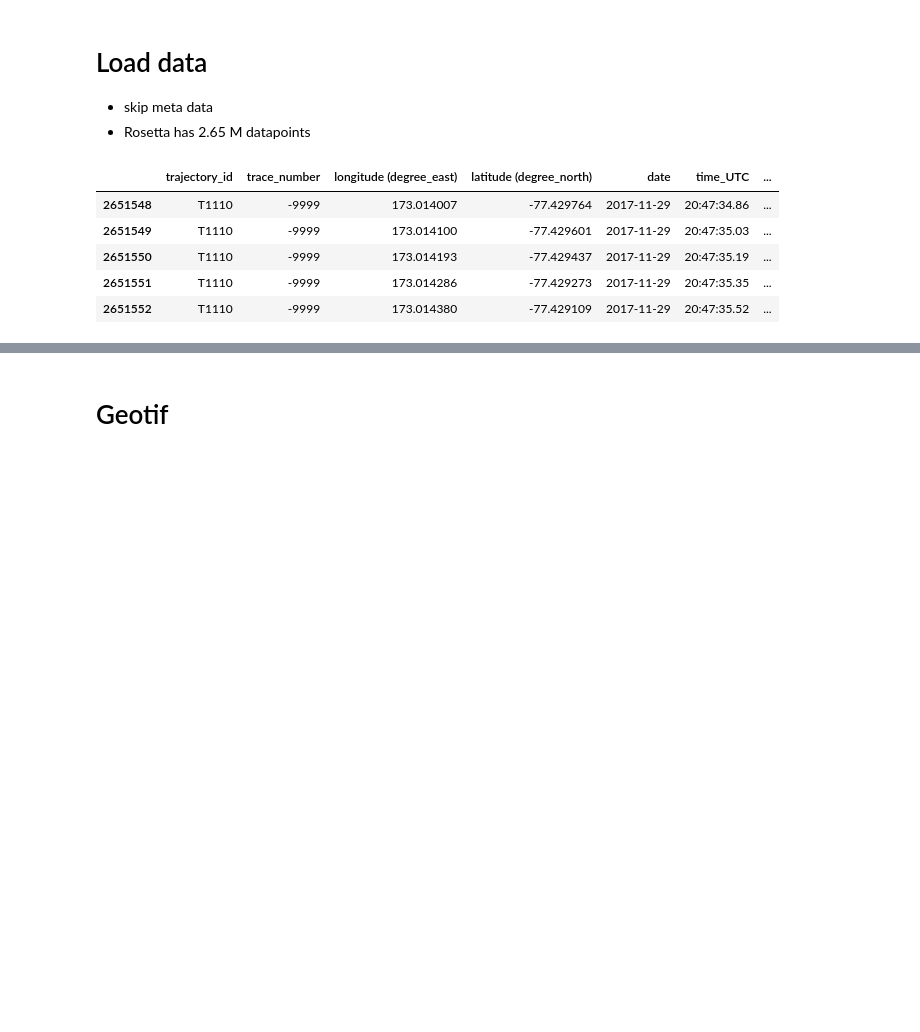
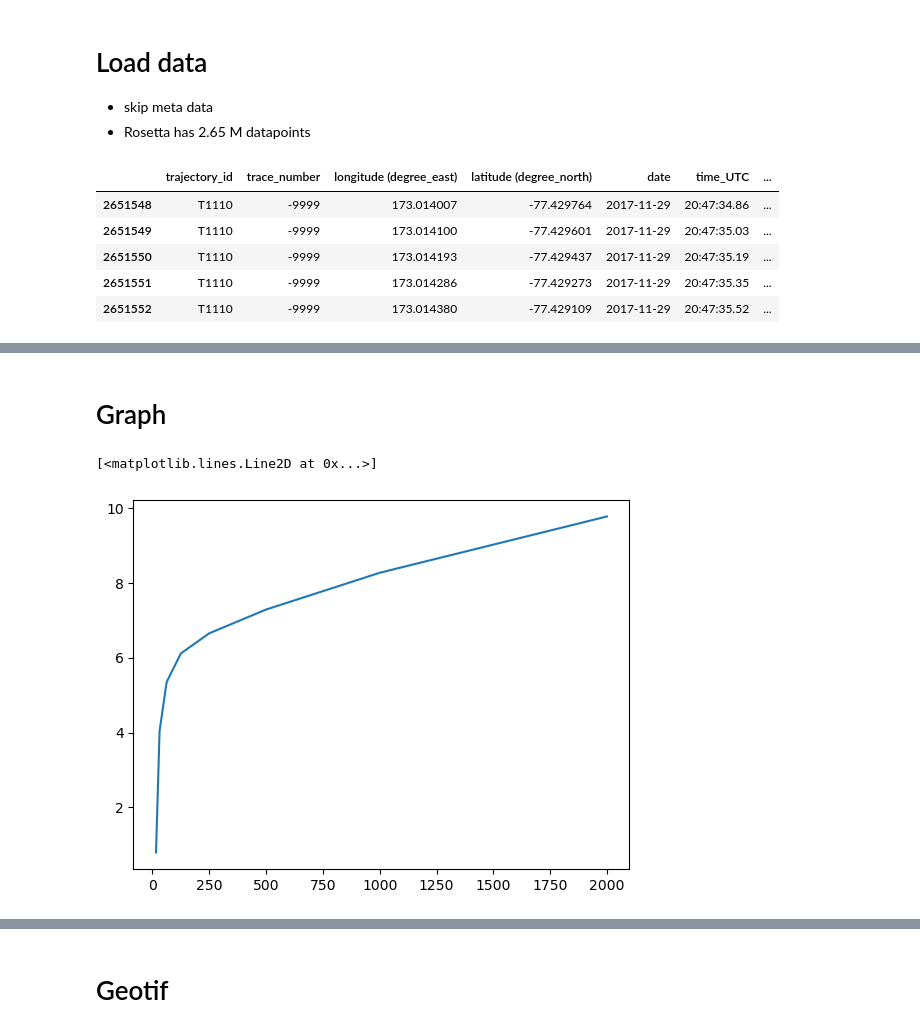
Before and after one commit to kimbente/bedmap, a Jupyter notebook: explore.ipynb, the cells around one changed output, grey strips where cells are left out. Saved outputs shown, nothing was run; the diff lists cells and outputs as text; code cells hidden in the pictures; blank space fills up the shorter version.

```diff
--- a/explore.ipynb
+++ b/explore.ipynb
@@ -68,0 +269,14 @@ pd_data.tail()
+# %%
+zo_15 = 7.8125
+resso_15 = 15.625
+
+df_pp_15 = preprocess(pd_data)
+df_15, rate_15 = gridding_error(df_pp_15, zero_offset = zo_15, res = resso_15)
+
+rmse_15m = np.sqrt(np.mean(np.square(df_15["error"])))
+mae_15m = np.mean(np.abs(df_15["error"]))
+
+print("Rate of cells with measurements:", np.round(rate_15, 3))
+print("rmse at 15.625 m", np.round(rmse_15m, 2))
+print("MAE at 15.625 m", np.round(mae_15m, 2))
+# Indicating some expreme errors
@@ -68,0 +321,14 @@ pd_data.tail()
+# %%
+zo_2000 = 1000.0
+resso_2000 = 2000.0
+
+df_pp_2000 = preprocess(pd_data)
+df_2000, rate_2000 = gridding_error(df_pp_2000, zero_offset = zo_2000, res = resso_2000)
+
+rmse_1000m = np.sqrt(np.mean(np.square(df_2000["error"])))
+mae_1000m = np.mean(np.abs(df_2000["error"]))
+
+print("Rate of cells with measurements:", np.round(rate_2000, 3))
+print("rmse at 1000 m", np.round(rmse_2000m, 2))
+print("MAE at 1000 m", np.round(mae_2000m, 2))
+# Indicating some expreme errors
@@ -68,0 +345,12 @@ pd_data.tail()
+# %% [markdown]
+# Graph
+# %%
+rmse_array = np.array([rmse_15m, rmse_31m, rmse_62m, rmse_125m, rmse_250m, rmse_500m, rmse_1000m, rmse_2000m])
+mae_array = np.array([mae_15m, mae_31m, mae_62m, mae_125m, mae_250m, mae_500m, mae_1000m, mae_2000m])
+rate_array = np.array([rate_15, rate_31, rate_62, rate_125, rate_250, rate_500, rate_1000, rate_2000])
+res_array = np.array([15.625, 31.25, 62.5, 125, 250, 500, 1000, 2000])
+# %%
+plt.plot(res_array, rmse_array)
+# %% [output]
+[<matplotlib.lines.Line2D at 0x...>]
+[figure, added]
```
Also changed, not shown: parts of 37 cells of this notebook, 2 other files.
